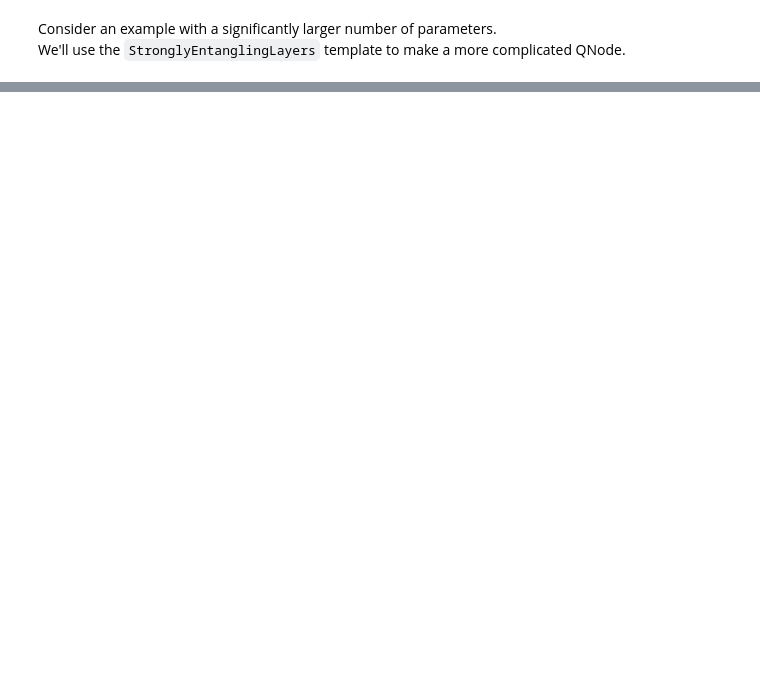
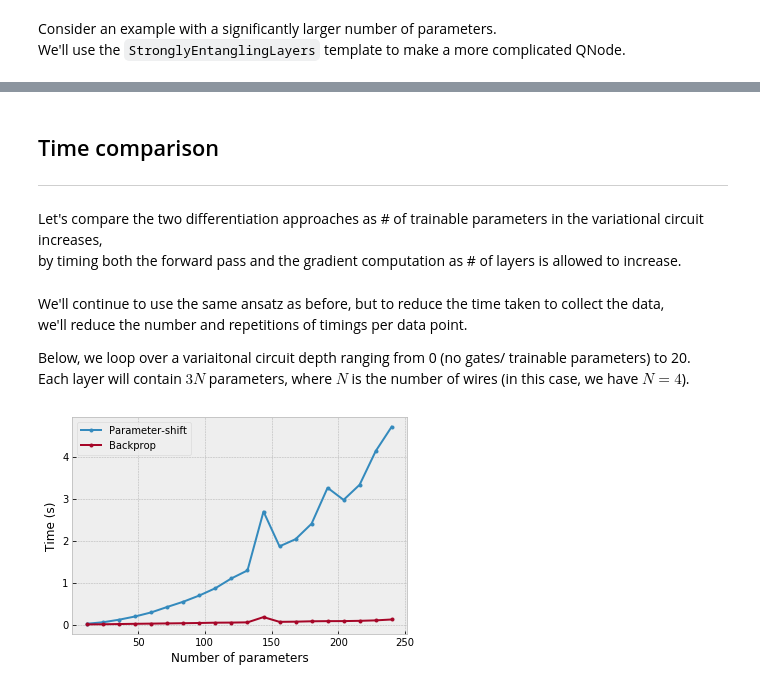
Before and after one commit to dkleeqc/vqsd, a Jupyter notebook: demos_pennylane/quantum_gradients_with_backpropagation.ipynb, the cells around one changed output, grey strips where cells are left out. Cells and saved outputs as stored; diff of their text form; code cells hidden in the pictures; blank space fills up the shorter version.

```diff
--- a/demos_pennylane/quantum_gradients_with_backpropagation.ipynb
+++ b/demos_pennylane/quantum_gradients_with_backpropagation.ipynb
@@ -132,0 +140,5 @@ def circuit(params):
+# %%
+# initialize circuit parameters
+params = qml.init.strong_ent_layers_normal(n_wires=4, n_layers=15)
+print(params.size)
+print(circuit(params))
@@ -132,0 +162,9 @@ def circuit(params):
+# %%
+# create the gradient function
+grad_fn = qml.grad(circuit)
+circuit.qtape = None
+
+times = timeit.repeat("grad_fn(params)", globals=globals(), number=num, repeat=reps)
+backward_time = min(times) / num
+
+print(f"Gradient computation (best of {reps}): {backward_time} sec per loop")
@@ -132,0 +216,10 @@ def circuit(params):
+# %%
+@qml.qnode(dev, diff_method="backprop")
+def circuit(params):
+    qml.templates.StronglyEntanglingLayers(params, wires=[0, 1, 2, 3])
+    return qml.expval(qml.PauliZ(0) @ qml.PauliZ(1) @ qml.PauliZ(2) @ qml.PauliZ(3))
+
+# initialize circuit parameters
+params = qml.init.strong_ent_layers_normal(n_wires=4, n_layers=15)
+params = np.array(params, requires_grad=True)
+print(circuit(params))
@@ -132,0 +243,18 @@ def circuit(params):
+# %% [markdown]
+## Time comparison
+---
+# %% [markdown]
+Let's compare the two differentiation approaches as # of trainable parameters in the variational circuit increases, <br>
+by timing both the forward pass and the gradient computation as # of layers is allowed to increase.
+# %%
+dev = qml.device("default.qubit", wires=4)
+
+def circuit(params):
+    qml.templates.StronglyEntanglingLayers(params, wires=[0, 1, 2, 3])
+    return qml.expval(qml.PauliZ(0) @ qml.PauliZ(1) @ qml.PauliZ(2) @ qml.PauliZ(3))
+# %% [markdown]
+We'll continue to use the same ansatz as before, but to reduce the time taken to collect the data, <br>
+we'll reduce the number and repetitions of timings per data point.
+
+Below, we loop over a variaitonal circuit depth ranging from 0 (no gates/ trainable parameters) to 20. <br>
+Each layer will contain $3N$ parameters, where $N$ is the number of wires (in this case, we have $N=4$).
@@ -132,0 +310,15 @@ def circuit(params):
+# %%
+from matplotlib import pyplot as plt
+plt.style.use("bmh")
+
+fig, ax = plt.subplots(1, 1, figsize=(6, 4))
+
+ax.plot(*gradient_shift, '.-', label="Parameter-shift")
+ax.plot(*gradient_backprop, '.-', label="Backprop")
+ax.set_ylabel("Time (s)")
+ax.set_xlabel("Number of parameters")
+ax.legend()
+
+plt.show()
+# %% [output]
+[figure, added]
```
Also changed, not shown: parts of 28 cells of this notebook, 1 other file.
